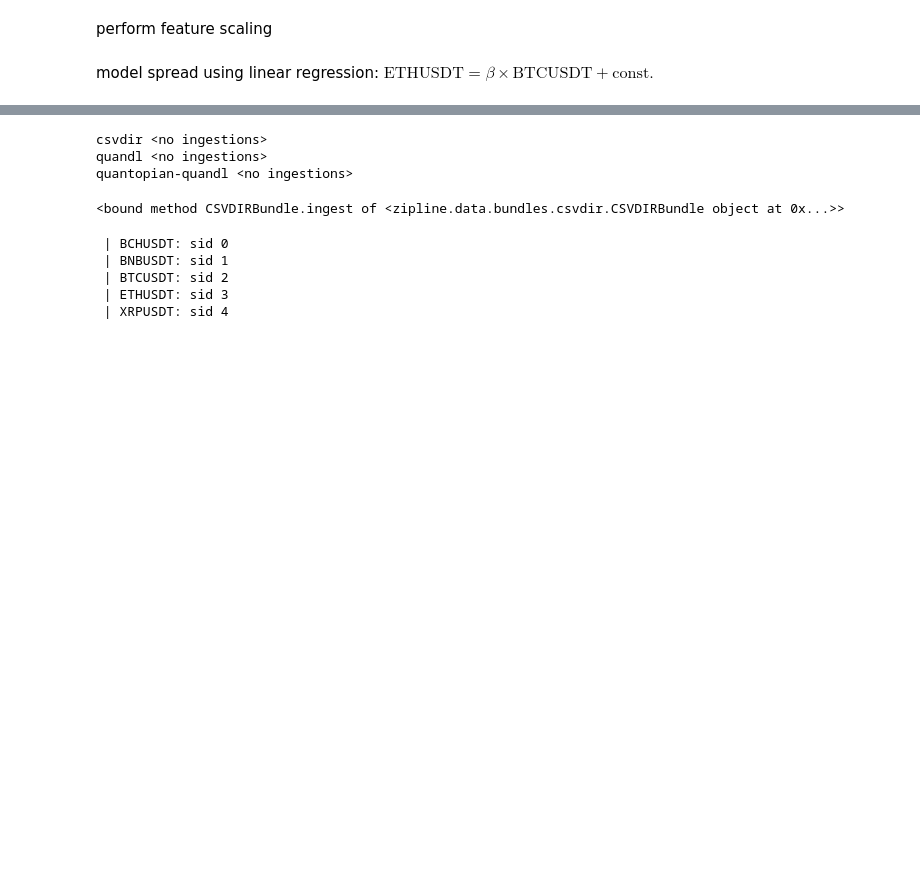
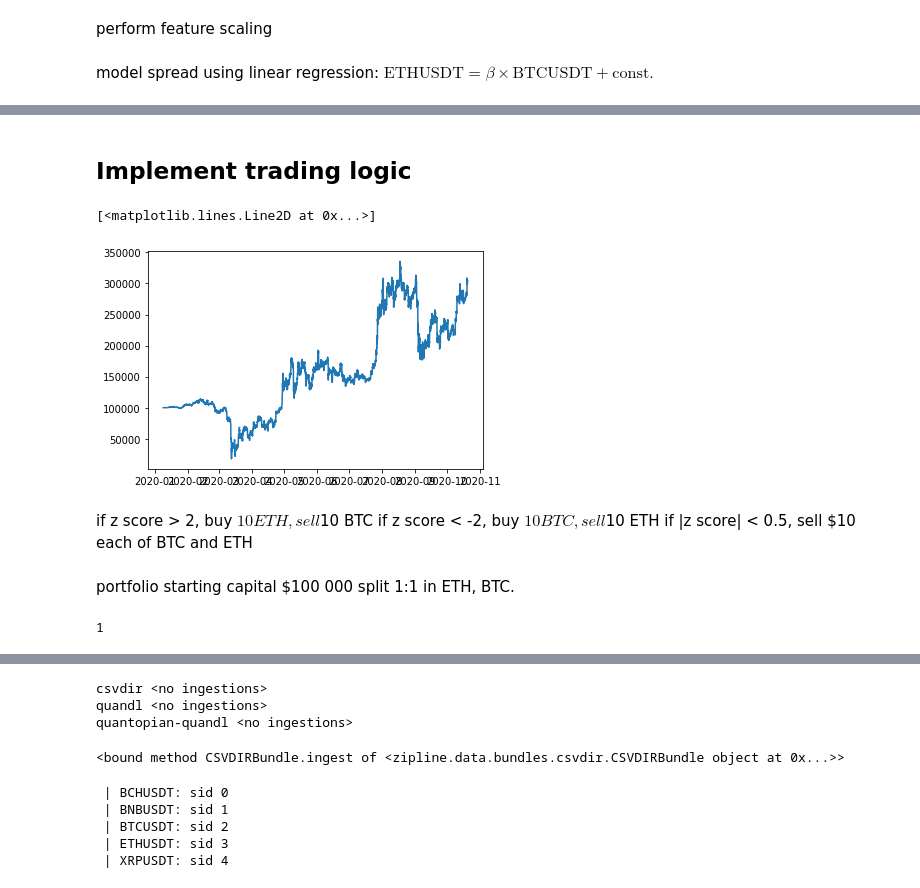
Before and after one commit to peparhugo/Econometrics_group_project, a Jupyter notebook: submission_3/data-ideas/pairs-trading-22102020.ipynb, the cells around one changed output, grey strips where cells are left out. Cells and saved outputs as stored; diff of their text form; code cells hidden in the pictures; blank space fills up the shorter version.

Commit message:
added pairs trading from scratch

```diff
--- a/submission_3/data-ideas/pairs-trading-22102020.ipynb
+++ b/submission_3/data-ideas/pairs-trading-22102020.ipynb
@@ -133,0 +163,2 @@ MissingDataError: exog contains inf or nans
+# %%
+forecastLength = len(df_hourly['BTCUSDT']) - windowLength
@@ -133,0 +209,7 @@ MissingDataError: exog contains inf or nans
+# %%
+df_trade['date'] = trade_dates
+df_trade['z-score'] = z_scores
+df_trade.set_index('date', inplace=True)
+df_trade = df_trade.shift(1) # shift forward by one time period to avoid look ahead bias
+df_trade = df_trade.dropna()
+df_trade
@@ -133,0 +236,10 @@ MissingDataError: exog contains inf or nans
+# %% [markdown]
+## Implement trading logic
+# %%
+def get_portfolio_value(date0,cash0,nBTC0=0,nETH0=0):
+    """
+    returns the value of a portfolio in USD on a given date
+    date - str
+    everything else - floats
+    """
+    return cash0 + nBTC0*df_hourly['BTCUSDT']['close'].loc[date0] + nETH0*df_hourly['ETHUSDT']['close'].loc[date0]
@@ -133,0 +250,37 @@ MissingDataError: exog contains inf or nans
+# %%
+# buy and hodl strategy
+df_hodl = pd.DataFrame()
+starting_capital = 100000. # start out with $100000USDT
+cash = []
+cash.append(starting_capital)
+nBTC = []
+nBTC.append(0.)
+buy_amount = 100.
+
+total_value = []
+total_value.append(get_portfolio_value(df_trade.index[0], starting_capital))
+
+# buy $10 BTC every hour
+
+for date in df_trade.index:
+    # print(df_trade['z-score'].loc[date])
+    nBTC.append(nBTC[-1]+buy_amount/df_hourly['BTCUSDT']['close'].loc[date])
+    cash.append(cash[-1]-buy_amount)
+    total_value.append(get_portfolio_value(date, cash[-1], nBTC[-1]))
+
+df_hodl['date'] = trade_dates
+df_hodl['cash'] = cash
+df_hodl['nBTC'] = nBTC
+df_hodl['portfolio value'] = total_value
+df_hodl.set_index('date', inplace=True)
+# %%
+plt.plot(df_hodl['portfolio value'])
+# %% [output]
+[<matplotlib.lines.Line2D at 0x...>]
+[figure, added]
+# %% [markdown]
+if z score > 2, buy $10 ETH, sell $10 BTC
+if z score < -2, buy $10 BTC, sell $10 ETH
+if |z score| < 0.5, sell $10 each of BTC and ETH
+# %% [markdown]
+portfolio starting capital $100 000 split 1:1 in ETH, BTC.
@@ -133,0 +336,4 @@ MissingDataError: exog contains inf or nans
+# %%
+abs(-1)
+# %% [output]
+1
```
Also changed, not shown: parts of 23 cells of this notebook, 1 other file.
